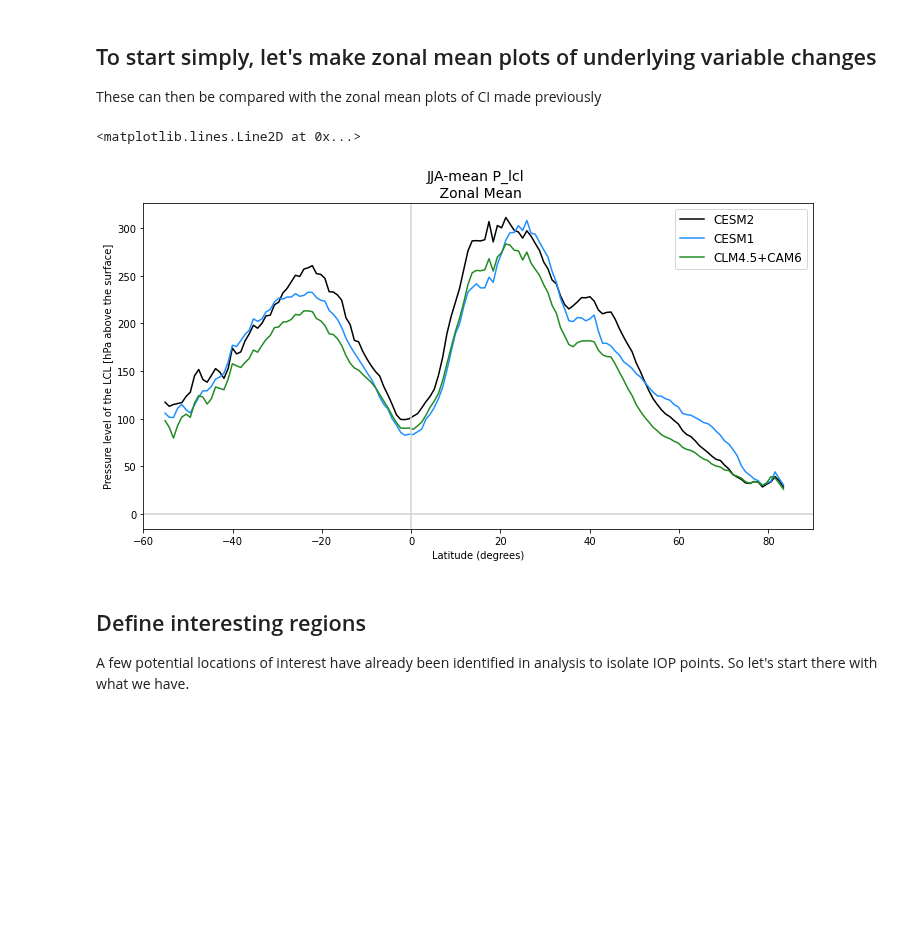
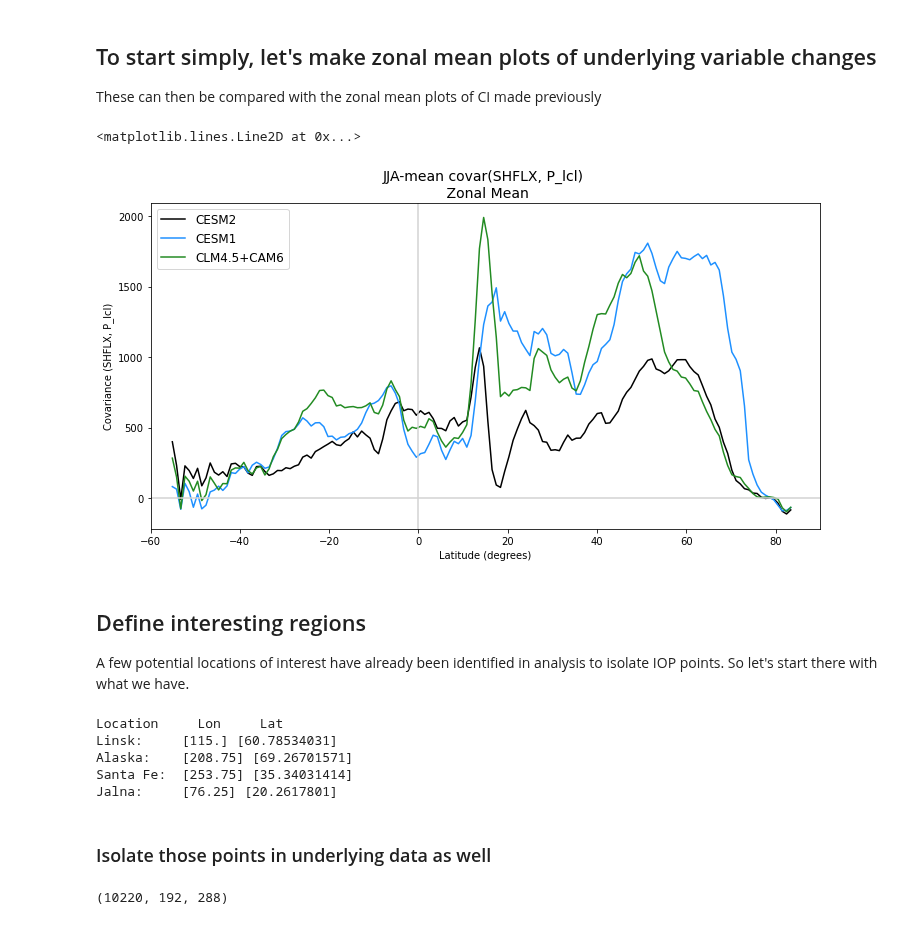
Before and after one commit to megandevlan/Coupling_CAM6CLM5, a Jupyter notebook: CouplingIndex_RegionalModelSensitivity.ipynb, the cells around one changed output. Cells and saved outputs as stored; diff of their text form; code cells hidden in the pictures; blank space fills up the shorter version.

Commit message:
Start on Vert Profiles

```diff
--- a/CouplingIndex_RegionalModelSensitivity.ipynb
+++ b/CouplingIndex_RegionalModelSensitivity.ipynb
@@ -177,3 +177,14 @@ CLM45file = dataDir+'CLM45_CI_variables-SHFLX_SM_Plcl.p'
 SHflx_CESM2, soilM10_CESM2, Plcl_CESM2, SHFLX_CESM2_time = pickle.load( open(CESM2file,"rb")) # 1979-2006(Dec)
 SHflx_CESM1, soilM10_CESM1, Plcl_CESM1, SHflx_CESM1_time = pickle.load( open(CESM1file,"rb")) # 1979-2006(Nov)
 SHflx_CLM45, soilM10_CLM45, Plcl_CLM45, SHflx_CLM45_time = pickle.load( open(CLM45file,"rb")) # 1980-2005(Dec)
+
+# ------------------------------------------------------
+#   Read in files containing raw variables of interest, with daily climatology removed
+#    Note that this is already reduced to JJA only
+# ------------------------------------------------------
+dataDir = '/Users/mdfowler/Documents/Analysis/Coupling_initial/Coupling_CAM6CLM5/processed_data/'
+SHfile  = dataDir+'SHF-DailyClimoRemoved.p'
+SMfile  = dataDir+'SoilM-DailyClimoRemoved.p'
+
+climoRemoved_SHFLX_CESM2, climoRemoved_SHFLX_CESM1, climoRemoved_SHFLX_CLM45 = pickle.load( open(SHfile,"rb"))
+climoRemoved_SoilM_CESM2, climoRemoved_SoilM_CESM1, climoRemoved_SoilM_CLM45 = pickle.load( open(SMfile,"rb"))
@@ -183,6 +223,18 @@ I personally doubt this has a huge impact - sensitivity tests on 5-year selectio
 # %% [markdown]
 ## To start simply, let's make zonal mean plots of underlying variable changes
 These can then be compared with the zonal mean plots of CI made previously
+# %%
+# ------------------------------------------------------
+#  Compute standard deviation of SHFLX and SoilM
+#    (daily climatology has been removed first)
+# ------------------------------------------------------
+SM_JJAstd_CESM2  = np.nanstd(climoRemoved_SoilM_CESM2, axis=0)
+SM_JJAstd_CESM1  = np.nanstd(climoRemoved_SoilM_CESM1, axis=0)
+SM_JJAstd_CLM45  = np.nanstd(climoRemoved_SoilM_CLM45, axis=0)
+
+SH_JJAstd_CESM2  = np.nanstd(climoRemoved_SHFLX_CESM2, axis=0)
+SH_JJAstd_CESM1  = np.nanstd(climoRemoved_SHFLX_CESM1, axis=0)
+SH_JJAstd_CLM45  = np.nanstd(climoRemoved_SHFLX_CLM45, axis=0)
 # %%
 # ------------------------------------------------------
 #   Compute zonal means of variables
@@ -242,11 +306,12 @@ lonMean_covarAtmo_CLM45 = np.nanmean(covarAtmo_CLM45_JJA*lndMask,axis=1)
 # ------------------------------------------------------
 #  Now plot zonal mean of selected variable.
 #  Valid choices for 'varPlot' are: 'shflx', 'soilM_10',
-#     'Plcl', 'covar_terra', 'covar_atmo'
+#     'Plcl', 'covar_terra', 'covar_atmo', 'shflx_std',
+#     'soilM_10_std'
 # ------------------------------------------------------
 
 # DEFINE VARIABLE HERE
-varPlot = 'Plcl'
+varPlot = 'covar_atmo'
 
 # ------ Define data arrays to be plotted ------
 if varPlot == 'shflx':
@@ -276,35 +341,49 @@ elif varPlot == 'covar_terra':
     lonMean_CLM45 = lonMean_covarTerra_CLM45
     # A few plot options
     pltTitle = 'JJA-mean covar(SM, SHFLX) \n Zonal Mean'
     yTitle   = 'Covariance (soilM_10cm, SHFLX)'
 elif varPlot == 'covar_atmo':
     lonMean_CESM2 = lonMean_covarAtmo_CESM2
     lonMean_CESM1 = lonMean_covarAtmo_CESM1
     lonMean_CLM45 = lonMean_covarAtmo_CLM45
     # A few plot options
     pltTitle = 'JJA-mean covar(SHFLX, P_lcl) \n Zonal Mean'
-    yTtile   = 'Covariance (SHFLX, P_lcl)'
+    yTitle   = 'Covariance (SHFLX, P_lcl)'
+elif varPlot == 'shflx_std':
+    lonMean_CESM2 = lonMean_StdShflx_CESM2
+    lonMean_CESM1 = lonMean_StdShflx_CESM1
+    lonMean_CLM45 = lonMean_StdShflx_CLM45
+    # A few plot options
+    pltTitle = 'JJA-mean std(SHFLX) \n Zonal Mean'
+    yTitle   = 'Standard deviation of SHFLX (daily climo removed)'
+elif varPlot == 'soilM_10_std':
+    lonMean_CESM2 = lonMean_StdSoilm_CESM2
+    lonMean_CESM1 = lonMean_StdSoilm_CESM1
+    lonMean_CLM45 = lonMean_StdSoilm_CLM45
+    # A few plot options
+    pltTitle = 'JJA-mean std(soilM_10cm) \n Zonal Mean'
+    yTitle   = 'Standard deviation of soilM (daily climo removed)'
 else:
     print('***** Please select available zonal mean variable to plot ******')
 
 # Set up figure
 fig, ax1 = plt.subplots(1,1, figsize=(12, 6))
 
 ax1.plot(lat,lonMean_CESM2,'k')
 ax1.plot(lat,lonMean_CESM1,'dodgerblue')
 ax1.plot(lat,lonMean_CLM45,'forestgreen')
 
 #ax1.legend(['CESM2','CESM1','CLM4.5+CAM6','CLM5+CAM5'])
 ax1.legend(['CESM2','CESM1','CLM4.5+CAM6'], fontsize=12)
 ax1.set_xlabel('Latitude (degrees)')
 ax1.set_ylabel(yTitle)
 ax1.set_title(pltTitle, fontsize=14)
 ax1.set_xlim([-60, 90])
 ax1.axhline(0,color='lightgrey')
 ax1.axvline(0,color='lightgrey')
 # %% [output]
 <matplotlib.lines.Line2D at 0x...>
-[figure, old version]
+[figure, new version]
 # %% [markdown]
 ## Define interesting regions
 A few potential locations of interest have already been identified in analysis to isolate IOP points. So let's start there with what we have.
@@ -330,3 +409,23 @@ ilon_SantaFe = np.where( (lon>=(lonSel_SF-0.59)) & (lon<=(lonSel_SF+0.59)) )
 # Jalna, India
 ilat_Jalna = np.where( (lat>=19.33) & (lat<=20.33))[0]
 ilon_Jalna = np.where( (lon>=75.3) & (lon<=76.3))[0]
+
+# Print out lat and lon values (used for getting profiles with ncrcat)
+#  As in: ncrcat -v T,Q,U,V,CLOUD -d lon,208.75 -d lat,69.26701571 in_file[s].nc out_file.nc
+print('Location     Lon     Lat')
+print('Linsk:    ', lon[ilon_Linsk],  lat[ilat_Linsk])
+print('Alaska:   ', lon[ilon_AK],     lat[ilat_AK])
+print('Santa Fe: ', lon[ilon_SantaFe],lat[ilat_SantaFe])
+print('Jalna:    ', lon[ilon_Jalna],  lat[ilat_Jalna])
+# %% [output]
+Location     Lon     Lat
+Linsk:     [115.] [60.78534031]
+Alaska:    [208.75] [69.26701571]
+Santa Fe:  [253.75] [35.34031414]
+Jalna:     [76.25] [20.2617801]
+# %% [markdown]
+### Isolate those points in underlying data as well
+# %%
+np.shape(soilM10_CESM2)
+# %% [output]
+(10220, 192, 288)
```
Also changed, not shown: parts of 13 cells of this notebook.
